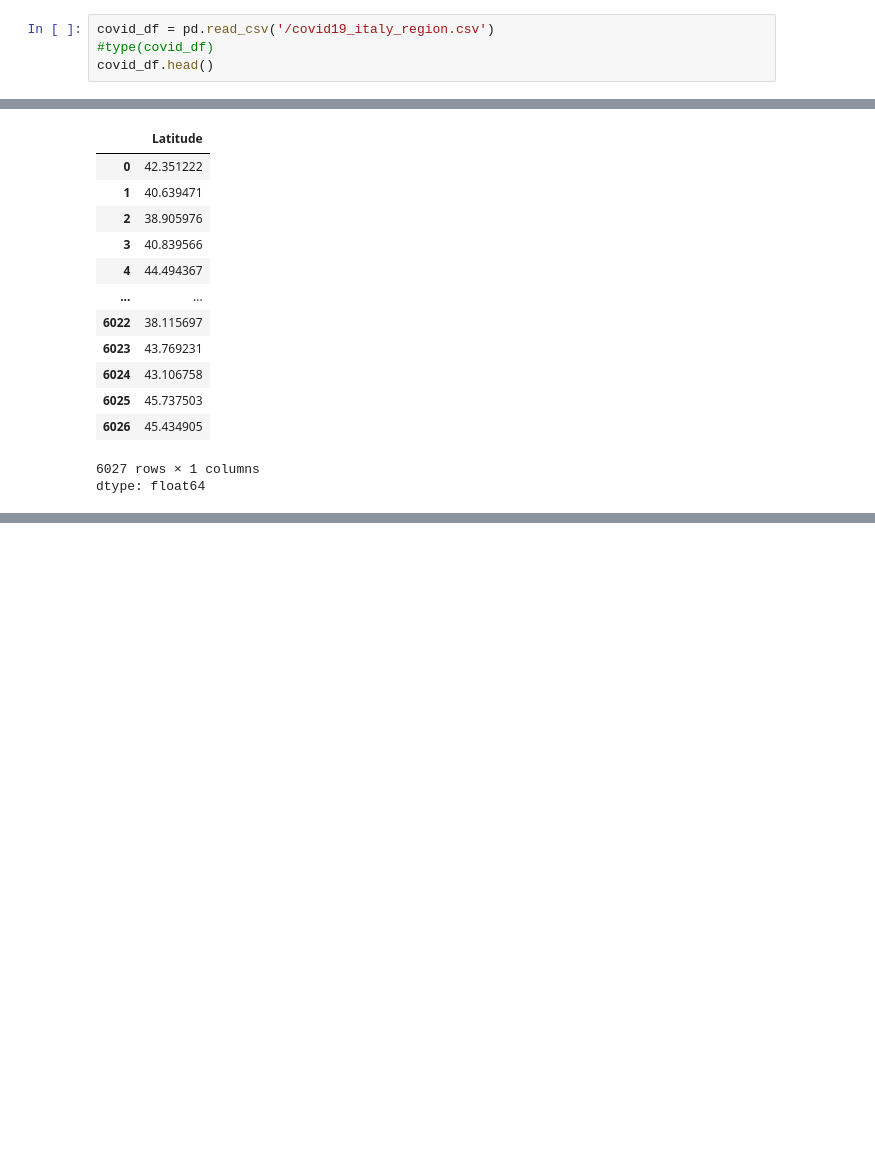
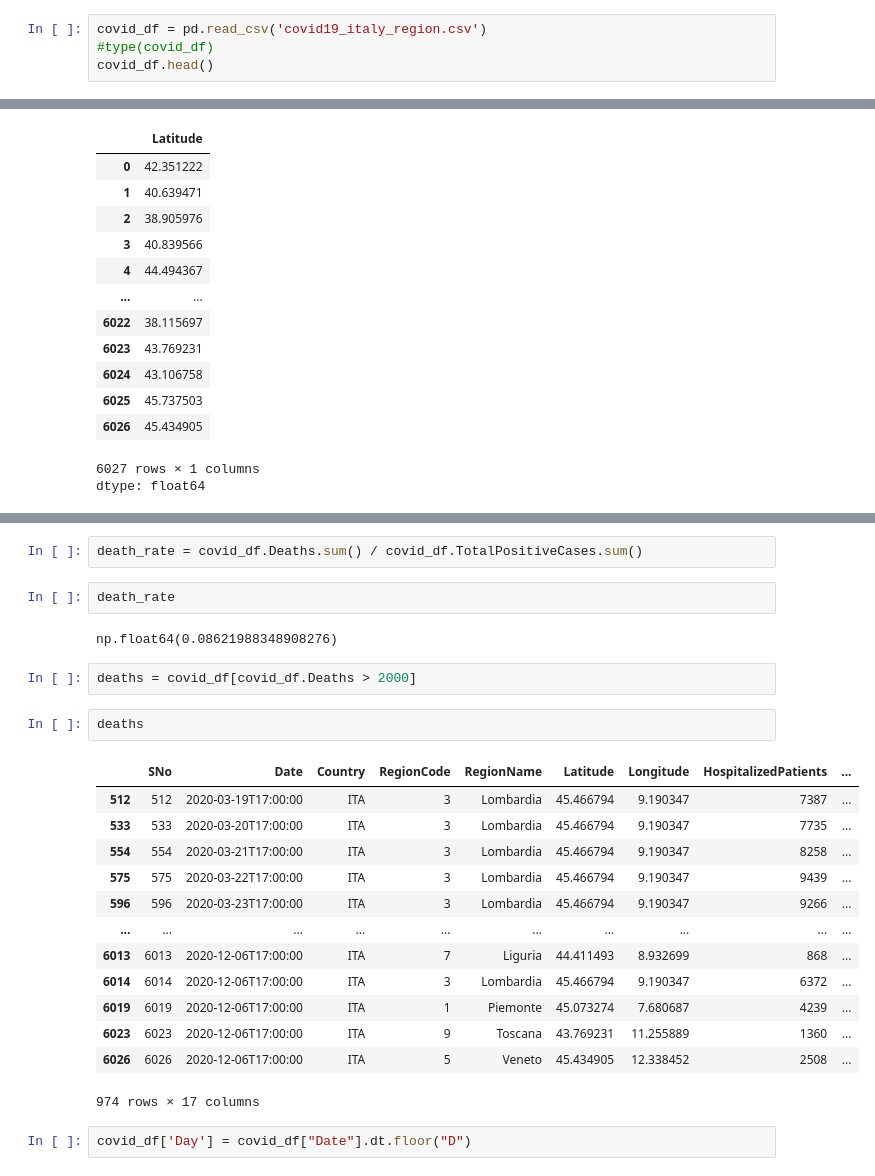
Before and after one commit to pramodreddypandiri/DA, a Jupyter notebook: DA.ipynb, the cells around one changed output, grey strips where cells are left out. Saved outputs shown, nothing was run; the diff lists cells and outputs as text; blank space fills up the shorter version.

```diff
--- a/DA.ipynb
+++ b/DA.ipynb
@@ -4,7 +4,7 @@
 import numpy as np
 import pandas as pd
 # %%
-covid_df = pd.read_csv('/covid19_italy_region.csv')
+covid_df = pd.read_csv('covid19_italy_region.csv')
 #type(covid_df)
 covid_df.head()
 # %% [output]
@@ -121,0 +92,26 @@ covid_df.sample(10)
+# %%
+death_rate = covid_df.Deaths.sum() / covid_df.TotalPositiveCases.sum()
+# %%
+death_rate
+# %% [output]
+np.float64(0.08621988348908276)
+# %%
+deaths = covid_df[covid_df.Deaths > 2000]
+# %%
+deaths
+# %% [output]
+|  | SNo | Date | Country | RegionCode | RegionName | Latitude | Longitude | HospitalizedPatients | ... |
+| 512 | 512 | 2020-03-19T17:00:00 | ITA | 3 | Lombardia | 45.466794 | 9.190347 | 7387 | ... |
+| 533 | 533 | 2020-03-20T17:00:00 | ITA | 3 | Lombardia | 45.466794 | 9.190347 | 7735 | ... |
+| 554 | 554 | 2020-03-21T17:00:00 | ITA | 3 | Lombardia | 45.466794 | 9.190347 | 8258 | ... |
+| 575 | 575 | 2020-03-22T17:00:00 | ITA | 3 | Lombardia | 45.466794 | 9.190347 | 9439 | ... |
+| 596 | 596 | 2020-03-23T17:00:00 | ITA | 3 | Lombardia | 45.466794 | 9.190347 | 9266 | ... |
+| ... | ... | ... | ... | ... | ... | ... | ... | ... | ... |
+| 6013 | 6013 | 2020-12-06T17:00:00 | ITA | 7 | Liguria | 44.411493 | 8.932699 | 868 | ... |
+| 6014 | 6014 | 2020-12-06T17:00:00 | ITA | 3 | Lombardia | 45.466794 | 9.190347 | 6372 | ... |
+| 6019 | 6019 | 2020-12-06T17:00:00 | ITA | 1 | Piemonte | 45.073274 | 7.680687 | 4239 | ... |
+| 6023 | 6023 | 2020-12-06T17:00:00 | ITA | 9 | Toscana | 43.769231 | 11.255889 | 1360 | ... |
+| 6026 | 6026 | 2020-12-06T17:00:00 | ITA | 5 | Veneto | 45.434905 | 12.338452 | 2508 | ... |
+974 rows × 17 columns
+# %%
+covid_df['Day'] = covid_df["Date"].dt.floor("D")
```
Also changed, not shown: parts of 7 cells of this notebook.
